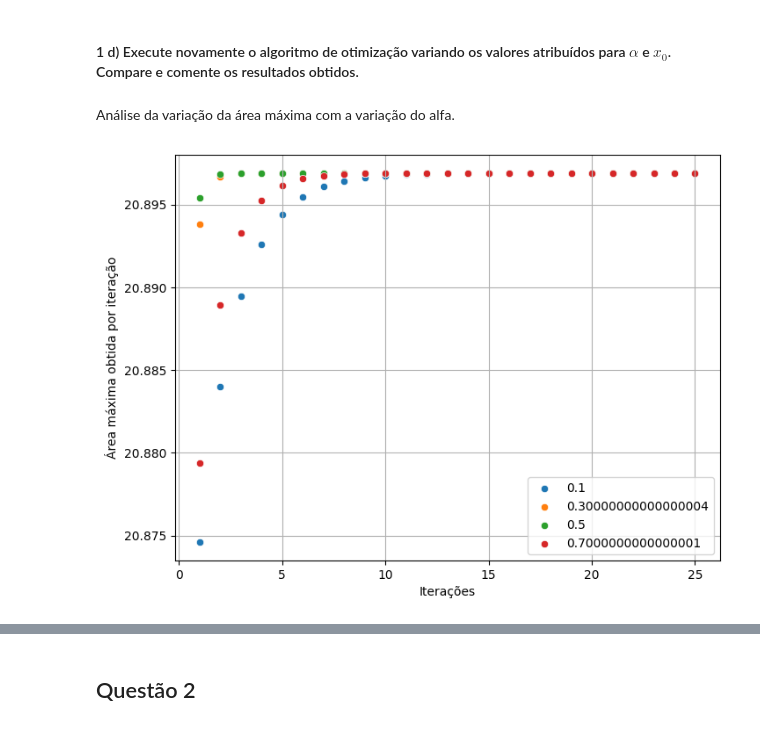
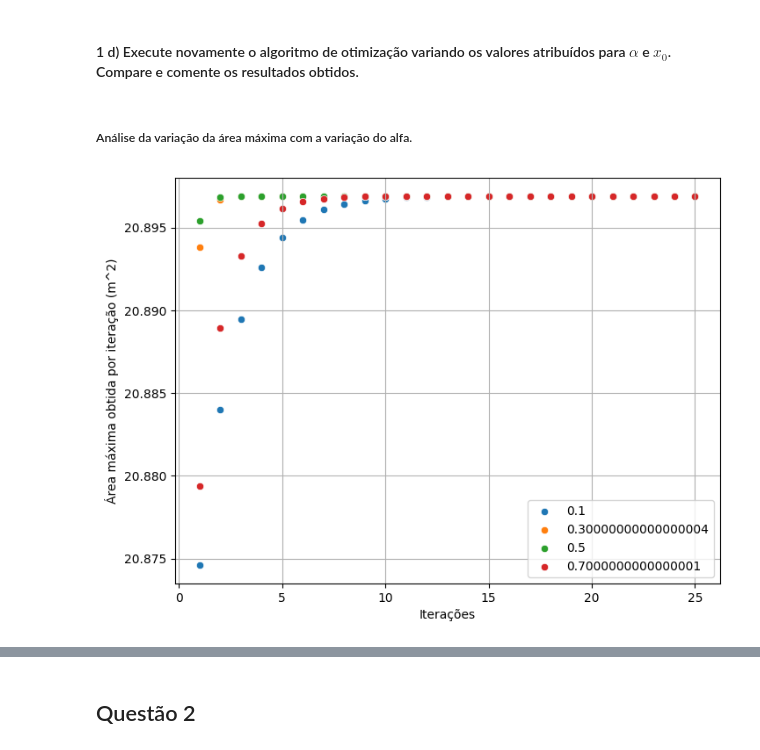
Before and after one commit to ricardoamachado/ENGA74, a Jupyter notebook: Atividade1/atividade1.ipynb, the cells around one changed output, grey strips where cells are left out. Drawn from its saved outputs; the diff is of its cells as text; code cells hidden in the pictures.

```diff
--- a/Atividade1/atividade1.ipynb
+++ b/Atividade1/atividade1.ipynb
@@ -86,7 +94,7 @@ A área máxima encontrada pelo algoritmo do gradiente descendente é de $20.896
 # %% [markdown]
 #### 1 d) Execute novamente o algoritmo de otimização variando os valores atribuídos para $\alpha$ e $x_0$. Compare e comente os resultados obtidos.
 # %% [markdown]
-Análise da variação da área máxima com a variação do alfa.
+##### Análise da variação da área máxima com a variação do alfa.
 # %%
 alfa = np.arange(1,8,2)*0.1
 a_max_vetor_alfa = []
@@ -99,9 +107,9 @@ for i, a_i in enumerate(a_max_vetor_alfa):
 # %%
 for i, alfa_i in enumerate(alfa):
     sns.scatterplot(x = np.arange(1,num_iteracoes+1),y = area_max_vetor_alfa[i])
     plt.xlabel("Iterações")
-    plt.ylabel("Área máxima obtida por iteração")
+    plt.ylabel("Área máxima obtida por iteração (m^2)")
     plt.legend(alfa)
     plt.grid()
 # %% [output]
-[figure, old version]
+[figure, new version]
```
Also changed, not shown: parts of 36 cells of this notebook.
